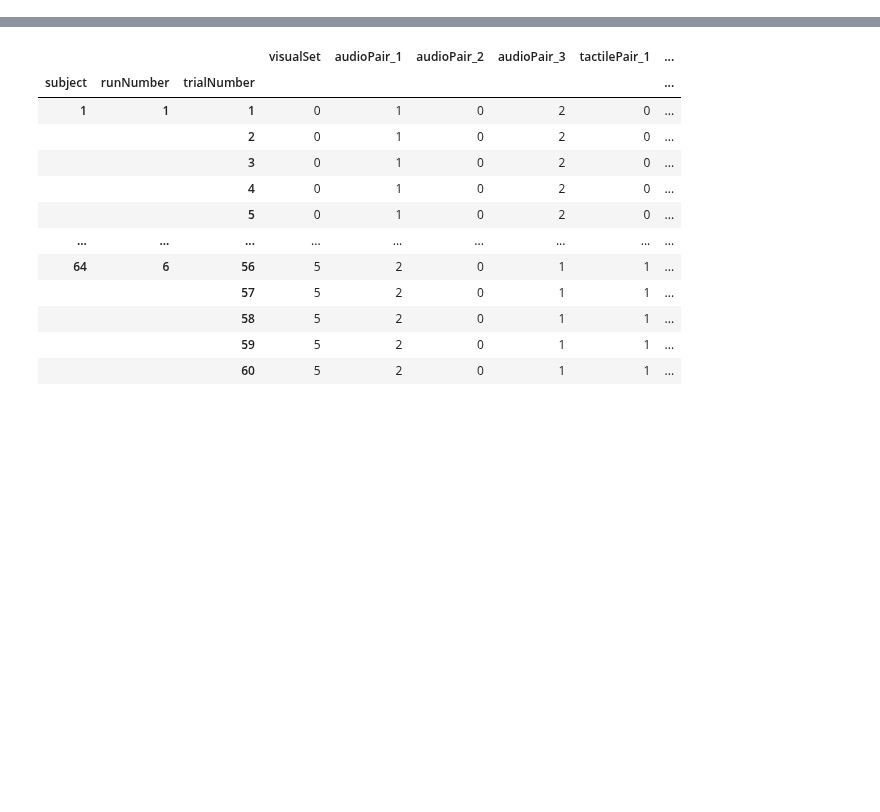
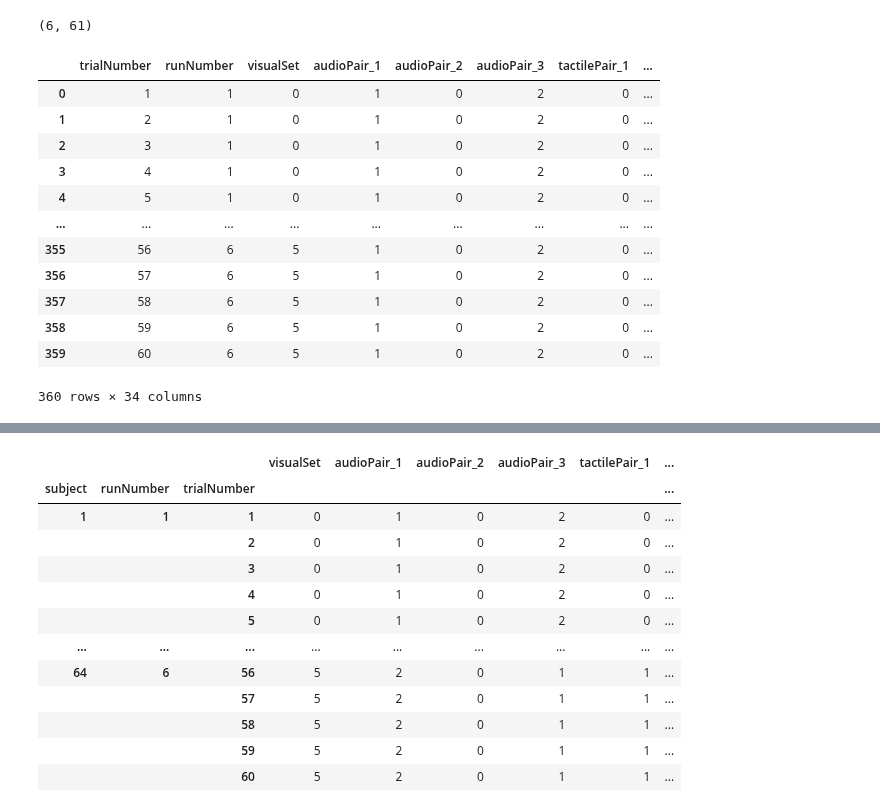
Before and after one commit to ruffgroup/multlearn, a Jupyter notebook: Modelling/Fitting/Untitled-1.ipynb, the cells around one changed output, grey strips where cells are left out. Cells and saved outputs as stored; diff of their text form; code cells hidden in the pictures; blank space fills up the shorter version.

```diff
--- a/Modelling/Fitting/Untitled-1.ipynb
+++ b/Modelling/Fitting/Untitled-1.ipynb
@@ -0,0 +63,21 @@
+# %%
+import numpy as np
+np.load('/Volumes/SDrive/multlearn-sns/Modelling/Fitting/bestFittingVals/sub-01/V0_PearceExtra.npy').shape
+# %% [output]
+(6, 61)
+# %%
+pd.read_csv(get_behavior()[0])
+# %% [output]
+|  | trialNumber | runNumber | visualSet | audioPair_1 | audioPair_2 | audioPair_3 | tactilePair_1 | ... |
+| 0 | 1 | 1 | 0 | 1 | 0 | 2 | 0 | ... |
+| 1 | 2 | 1 | 0 | 1 | 0 | 2 | 0 | ... |
+| 2 | 3 | 1 | 0 | 1 | 0 | 2 | 0 | ... |
+| 3 | 4 | 1 | 0 | 1 | 0 | 2 | 0 | ... |
+| 4 | 5 | 1 | 0 | 1 | 0 | 2 | 0 | ... |
+| ... | ... | ... | ... | ... | ... | ... | ... | ... |
+| 355 | 56 | 6 | 5 | 1 | 0 | 2 | 0 | ... |
+| 356 | 57 | 6 | 5 | 1 | 0 | 2 | 0 | ... |
+| 357 | 58 | 6 | 5 | 1 | 0 | 2 | 0 | ... |
+| 358 | 59 | 6 | 5 | 1 | 0 | 2 | 0 | ... |
+| 359 | 60 | 6 | 5 | 1 | 0 | 2 | 0 | ... |
+360 rows × 34 columns
```
Also changed, not shown: parts of 7 cells of this notebook, 25 other files.
